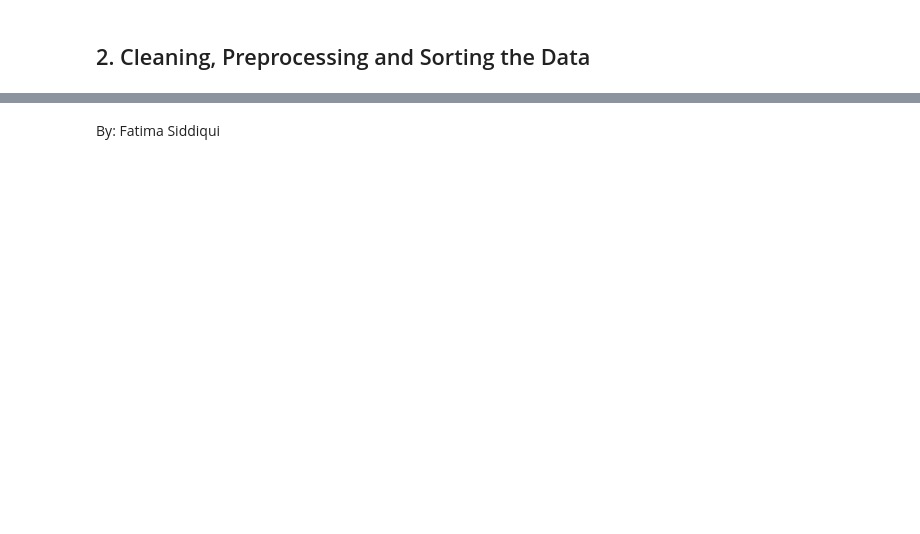
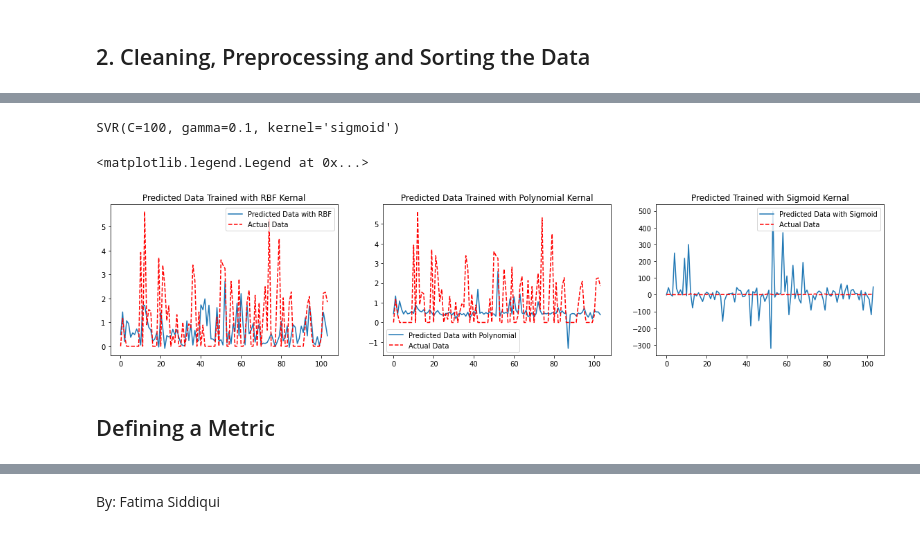
Before and after one commit to blipblopblop/Predicting-Spread-of-Wildfires, a Jupyter notebook: PredictingWildfireSpread.ipynb, the cells around one changed output, grey strips where cells are left out. Drawn from its saved outputs; the diff is of its cells as text; code cells hidden in the pictures; blank space fills up the shorter version.

```diff
--- a/PredictingWildfireSpread.ipynb
+++ b/PredictingWildfireSpread.ipynb
@@ -380,0 +132,7 @@ https://jonchar.net/notebooks/SVM/
+# %%
+# Standardize the data in X then reassign it to the variable X
+transform = preprocessing.StandardScaler()
+x_scaled = transform.fit_transform(features)
+X = pd.DataFrame(x_scaled)
+
+X_train, X_test, Y_train, Y_test = train_test_split(X, Y, test_size=0.2, random_state=2)
@@ -380,0 +143,39 @@ https://jonchar.net/notebooks/SVM/
+# %%
+svmRBF = SVR(kernel="rbf", C=100, gamma=0.1, epsilon=0.1)
+svmRBF.fit(X_train, Y_train) #[4]
+
+svmPOLY = SVR(kernel="poly", C=100, gamma=0.1, epsilon=0.1)
+svmPOLY.fit(X_train, Y_train) #[4]
+
+svmSigmoid = SVR(kernel="sigmoid", C=100, gamma=0.1, epsilon=0.1)
+svmSigmoid.fit(X_train, Y_train) #[4]
+# %% [output]
+SVR(C=100, gamma=0.1, kernel='sigmoid')
+# %%
+# Predict using our testset
+yhatRBF = svmRBF.predict(X_test)
+yhatPOLY = svmPOLY.predict(X_test)
+yhatSigmoid = svmSigmoid.predict(X_test)
+
+fig, axs = plt.subplots(1,3, figsize=(20, 4), squeeze = False)
+#axs[0,0].plot(Y_test)
+#axs[0,0].set_title("Real Data", y=1)
+axs[0,0].plot(yhatRBF)
+axs[0,0].plot(Y_test, 'r--')
+axs[0,0].set_title("Predicted Data Trained with RBF Kernal", y=1)
+axs[0,0].legend(['Predicted Data with RBF', 'Actual Data'])
+
+axs[0,1].plot(yhatPOLY)
+axs[0,1].plot(Y_test, 'r--')
+axs[0,1].set_title("Predicted Data Trained with Polynomial Kernal", y=1)
+axs[0,1].legend(['Predicted Data with Polynomial', 'Actual Data'])
+
+axs[0,2].plot(yhatSigmoid)
+axs[0,2].plot(Y_test, 'r--')
+axs[0,2].set_title("Predicted Trained with Sigmoid Kernal", y=1)
+axs[0,2].legend(['Predicted Data with Sigmoid', 'Actual Data'])
+# %% [output]
+<matplotlib.legend.Legend at 0x...>
+[figure, added]
+# %% [markdown]
+## Defining a Metric
```
Also changed, not shown: parts of 58 cells of this notebook.
